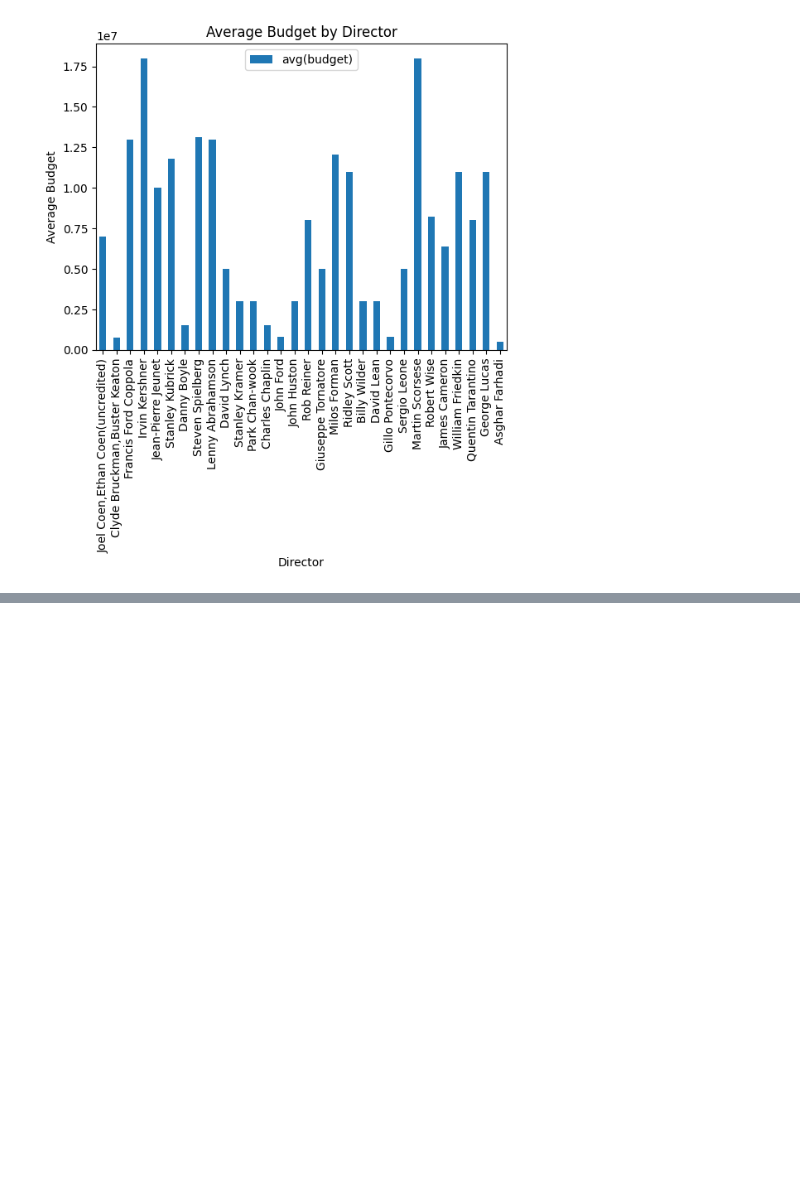
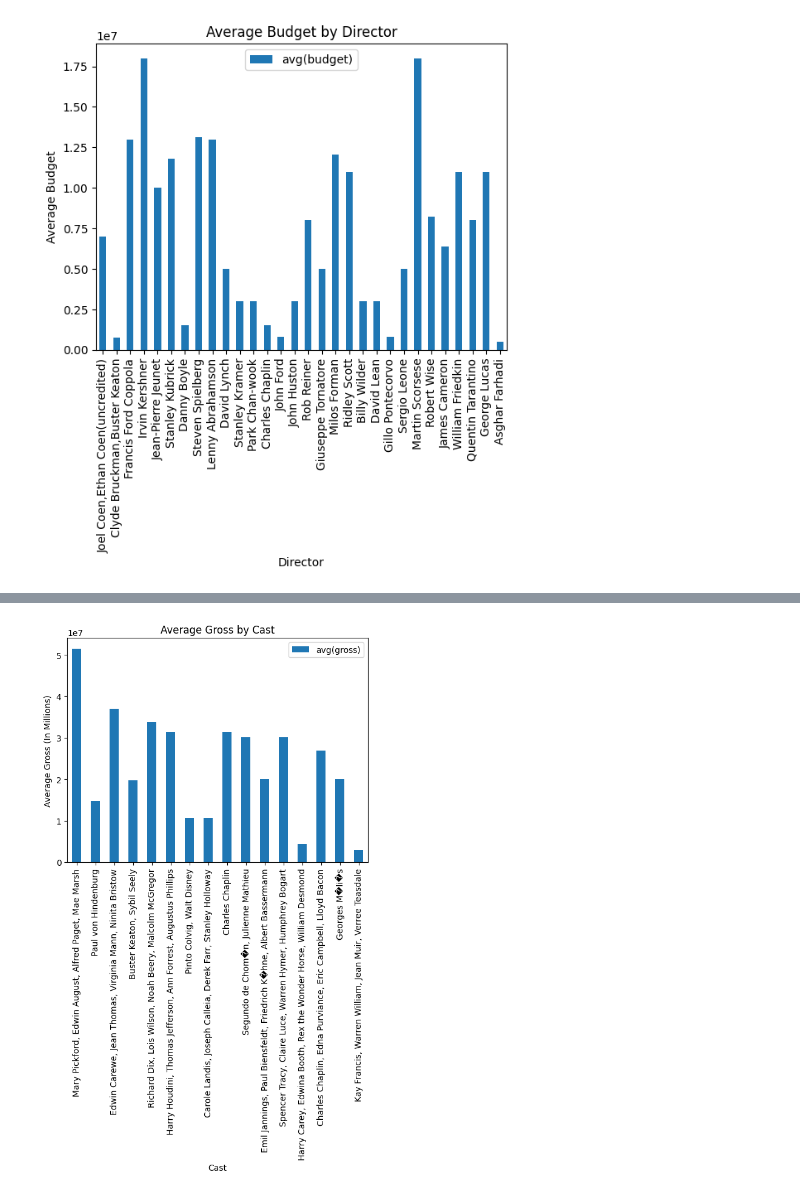
Before and after one commit to amirshakabulov/BigDataFinal, a Jupyter notebook: BigDataFinalProject/BigDataFinalProject/BigDataFinalProject.ipynb, the cells around one changed output, grey strips where cells are left out. Cells and saved outputs as stored; diff of their text form; code cells hidden in the pictures; blank space fills up the shorter version.

Commit message:
Both Graphs

```diff
--- a/BigDataFinalProject/BigDataFinalProject/BigDataFinalProject.ipynb
+++ b/BigDataFinalProject/BigDataFinalProject/BigDataFinalProject.ipynb
@@ -77,2 +57,16 @@ only showing top 20 rows
 # %%
 #Director of the movies affecting the budget
+# %%
+selected_data = joined_data.select("cast", col("gross").cast(DoubleType())).filter(col("gross").isNotNull())
+
+filtered_data = selected_data.filter(col("gross") > 0)
+
+grouped_data = filtered_data.groupBy("cast", "gross").agg(count("*").alias("count"))
+
+sorted_data = grouped_data.orderBy("cast", "gross")
+
+sorted_data.show()
+
+grouped_data1 = filtered_data.groupBy("cast").agg(avg("gross"))
+pandas_data = grouped_data1.toPandas()
+pandas_data.set_index("cast", inplace=True)
@@ -78,0 +91,8 @@ only showing top 20 rows
+# %%
+pandas_data.plot(kind="bar", y="avg(gross)")
+plt.title("Average Gross by Cast")
+plt.xlabel("Cast")
+plt.ylabel("Average Gross (In Millions)")
+plt.show()
+# %% [output]
+[figure, added]
```
Also changed, not shown: parts of 2 cells of this notebook.
